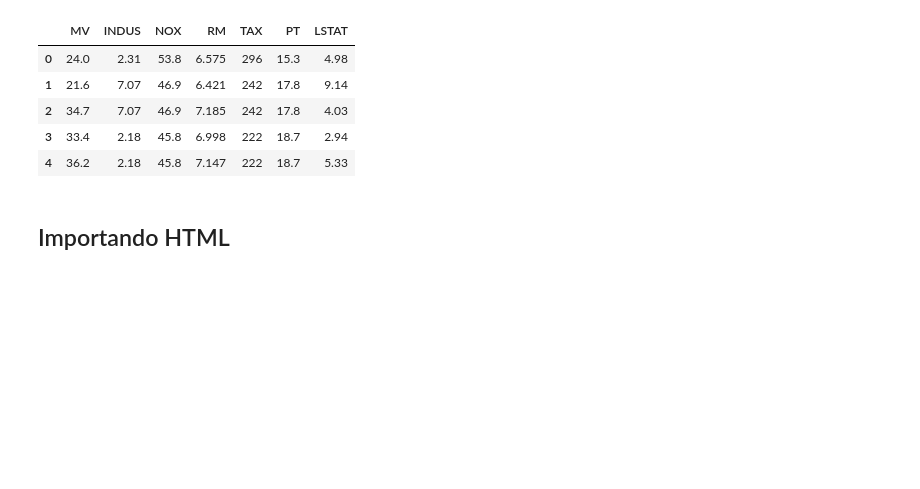
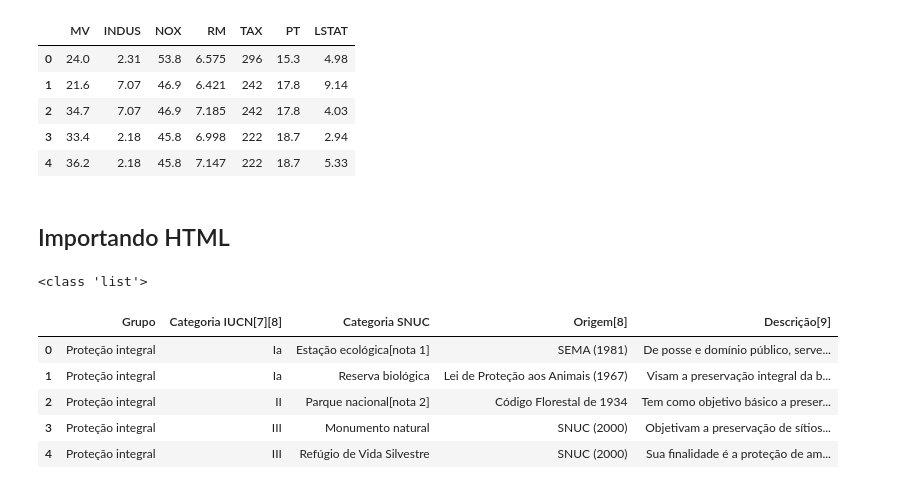
Before and after one commit to VDocean/Analise-de-Dados-com-Python, a Jupyter notebook: importando os dados/importando-dados.ipynb, the cells around one changed output. Saved outputs shown, nothing was run; the diff lists cells and outputs as text; code cells hidden in the pictures; blank space fills up the shorter version.

Commit message:
arquivos em html

```diff
--- a/importando os dados/importando-dados.ipynb
+++ b/importando os dados/importando-dados.ipynb
@@ -204,0 +207,21 @@ df5.head()
+# %%
+#Lendo a url de site sobre unidades de conservação no Brasil
+
+uc=pd.read_html('https://pt.wikipedia.org/wiki/Sistema_Nacional_de_Unidades_de_Conserva%C3%A7%C3%A3o_da_Natureza')
+
+# busco saber qual o tipo da variável para entender como devo manipulá-la
+
+print(type(uc))
+# %% [output]
+<class 'list'>
+# %%
+#como ela é do tipo lista posso mostrar cada uma das tabelas da página através de índices
+df6=pd.DataFrame(uc[0])
+df6.head()
+# %% [output]
+|  | Grupo | Categoria IUCN[7][8] | Categoria SNUC | Origem[8] | Descrição[9] |
+| 0 | Proteção integral | Ia | Estação ecológica[nota 1] | SEMA (1981) | De posse e domínio público, serve... |
+| 1 | Proteção integral | Ia | Reserva biológica | Lei de Proteção aos Animais (1967) | Visam a preservação integral da b... |
+| 2 | Proteção integral | II | Parque nacional[nota 2] | Código Florestal de 1934 | Tem como objetivo básico a preser... |
+| 3 | Proteção integral | III | Monumento natural | SNUC (2000) | Objetivam a preservação de sítios... |
+| 4 | Proteção integral | III | Refúgio de Vida Silvestre | SNUC (2000) | Sua finalidade é a proteção de am... |
```
Also changed, not shown: parts of 3 cells of this notebook.
